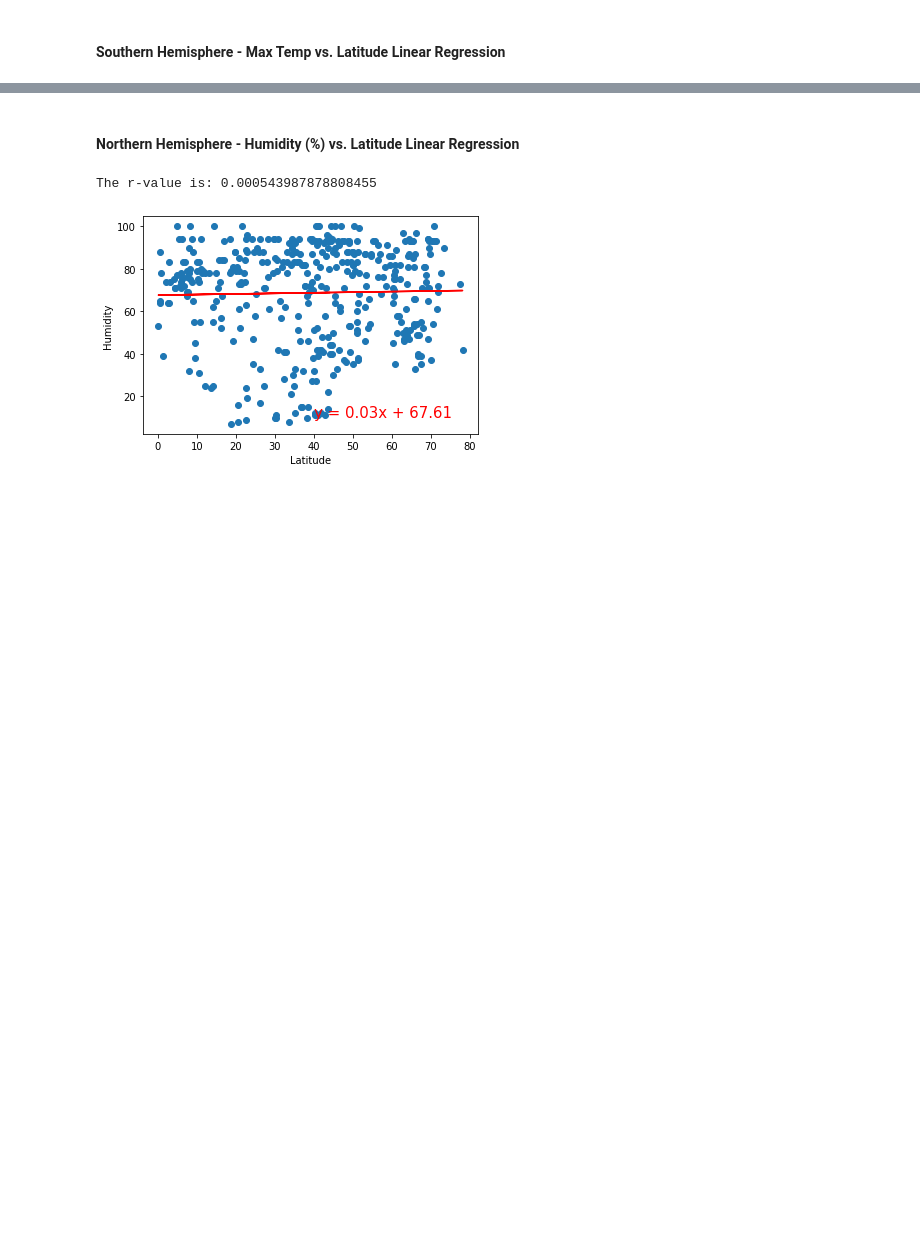
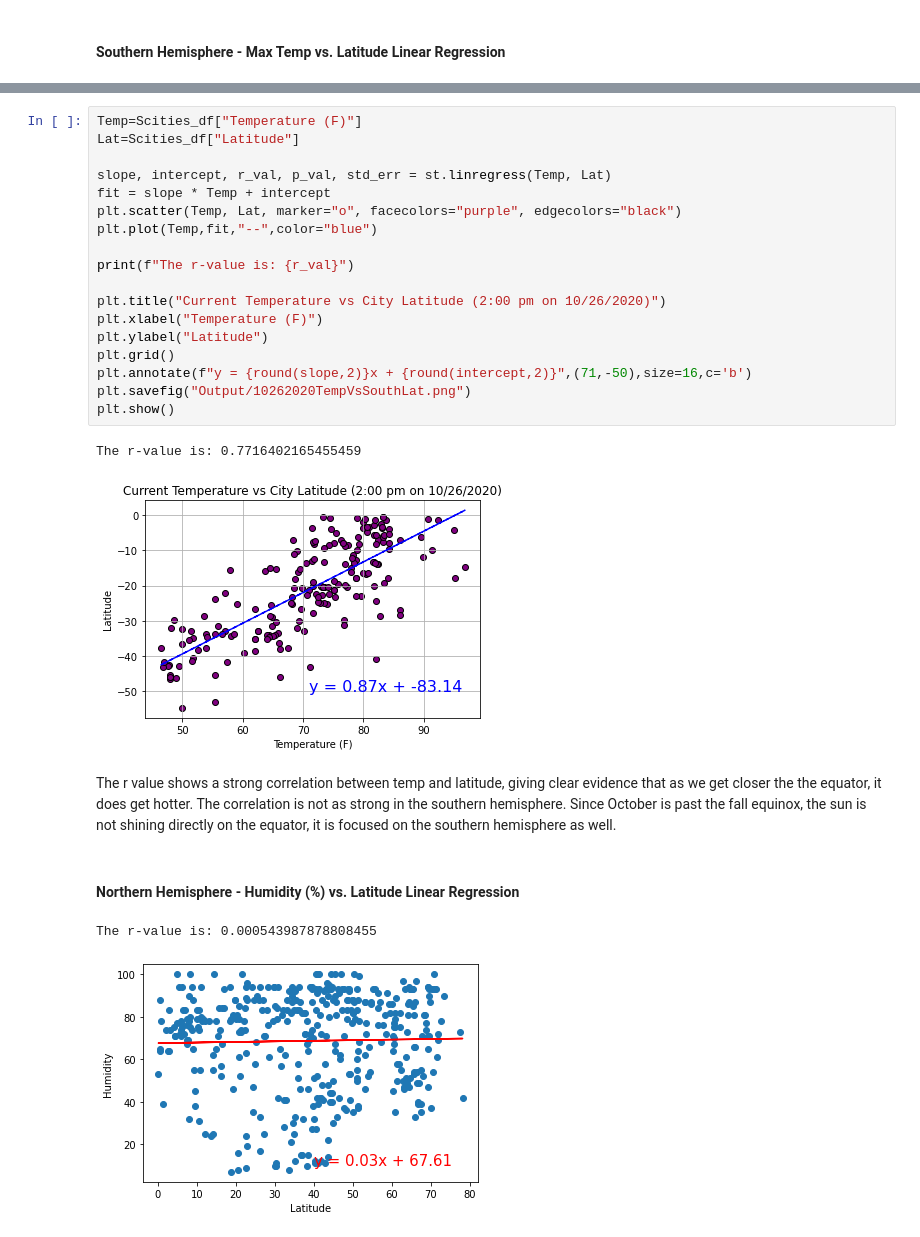
Before and after one commit to JoeKell/VacationingWithAPIs, a Jupyter notebook: WeatherPy.ipynb, the cells around one changed output, grey strips where cells are left out. Saved outputs shown, nothing was run; the diff lists cells and outputs as text; blank space fills up the shorter version.

```diff
--- a/WeatherPy.ipynb
+++ b/WeatherPy.ipynb
@@ -215,3 +254,26 @@ The r-value is: 0.6082708688906918
+# %%
+Temp=Scities_df["Temperature (F)"]
+Lat=Scities_df["Latitude"]
+
+slope, intercept, r_val, p_val, std_err = st.linregress(Temp, Lat)
+fit = slope * Temp + intercept
+plt.scatter(Temp, Lat, marker="o", facecolors="purple", edgecolors="black")
+plt.plot(Temp,fit,"--",color="blue")
+
+print(f"The r-value is: {r_val}")
+
+plt.title("Current Temperature vs City Latitude (2:00 pm on 10/26/2020)")
+plt.xlabel("Temperature (F)")
+plt.ylabel("Latitude")
+plt.grid()
+plt.annotate(f"y = {round(slope,2)}x + {round(intercept,2)}",(71,-50),size=16,c='b')
+plt.savefig("Output/10262020TempVsSouthLat.png")
+plt.show()
+# %% [output]
+The r-value is: 0.7716402165455459
+[figure, added]
+# %% [markdown]
+The r value shows a strong correlation between temp and latitude, giving clear evidence that as we get closer the the equator, it does get hotter. The correlation is not as strong in the southern hemisphere. Since October is past the fall equinox, the sun is not shining directly on the equator, it is focused on the southern hemisphere as well.
 # %% [markdown]
 ####  Northern Hemisphere - Humidity (%) vs. Latitude Linear Regression
 # %%
```
Also changed, not shown: parts of 6 cells of this notebook, 2 other files.
